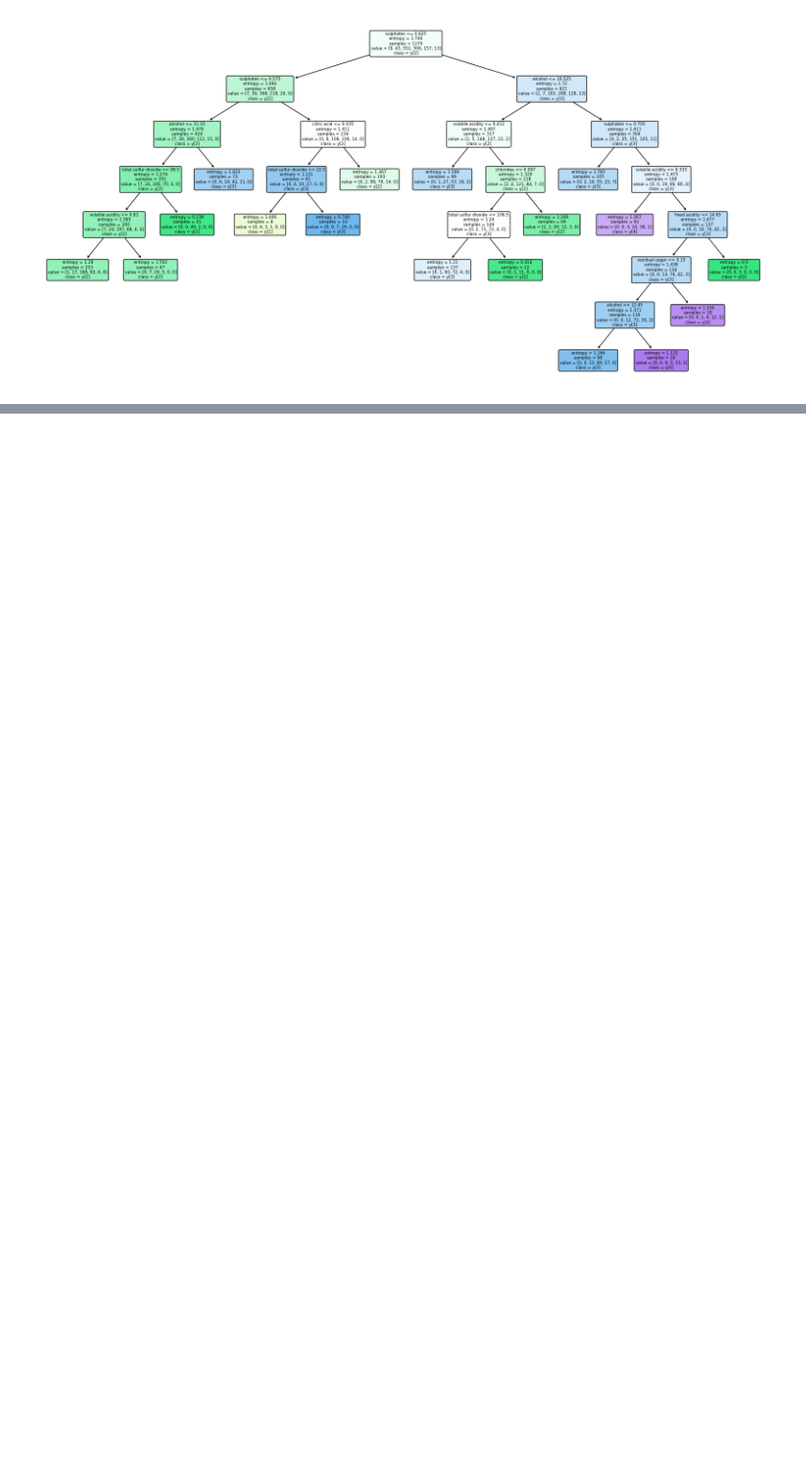
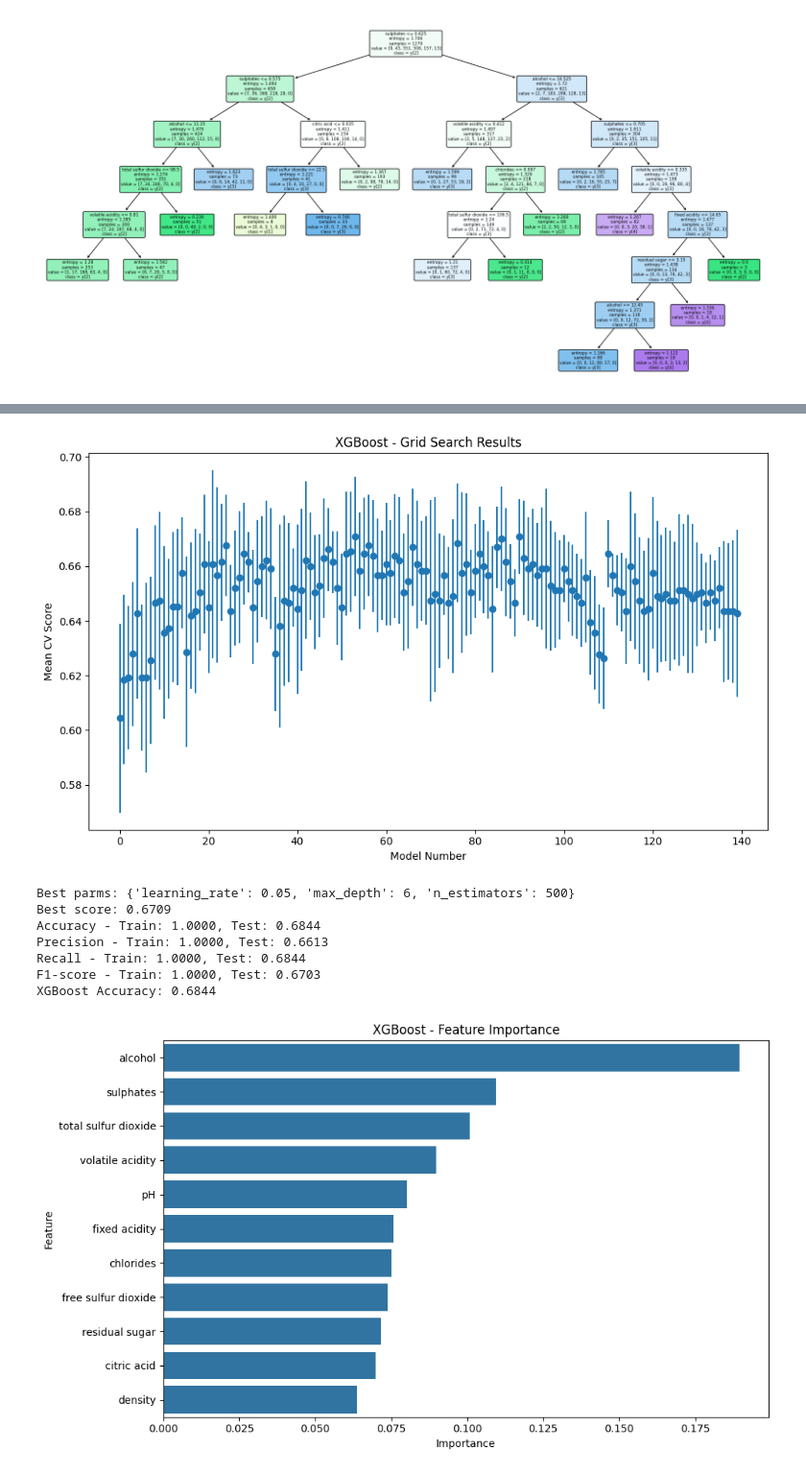
Before and after one commit to Aryank47/machine_learning, a Jupyter notebook: red_wine_quality.ipynb, the cells around one changed output, grey strips where cells are left out. Shown at 96% size. Cells and saved outputs as stored; diff of their text form; code cells hidden in the pictures; blank space fills up the shorter version.

```diff
--- a/red_wine_quality.ipynb
+++ b/red_wine_quality.ipynb
@@ -300,12 +314,23 @@ rf_results=evaluate_model(rf, X_train, X_test, y_train, y_test, "Random Forest")
 # %%
 # XGBoost with Grid Search
 xgb_params = {
-    'n_estimators': [100, 200, 300,1000],
+    'n_estimators': [100, 200, 300,500,1000],
+    'max_depth': [3, 4, 5, 6, 7, 8, 9],
     'learning_rate': [0.01, 0.05, 0.1, 0.5]
 }
 
 # Adjust target labels to start from 0
 y_train_adjusted = y_train - 3
 y_test_adjusted = y_test - 3
 xgb = GridSearchCV(XGBClassifier(random_state=42), xgb_params, cv=5, n_jobs=-1)
 xgb_results=evaluate_model(xgb, X_train, X_test, y_train_adjusted, y_test_adjusted, "XGBoost")
+# %% [output]
+[figure, added]
+Best parms: {'learning_rate': 0.05, 'max_depth': 6, 'n_estimators': 500}
+Best score: 0.6709
+Accuracy - Train: 1.0000, Test: 0.6844
+Precision - Train: 1.0000, Test: 0.6613
+Recall - Train: 1.0000, Test: 0.6844
+F1-score - Train: 1.0000, Test: 0.6703
+XGBoost Accuracy: 0.6844
+[figure, added]
```
Also changed, not shown: parts of 4 cells of this notebook.
